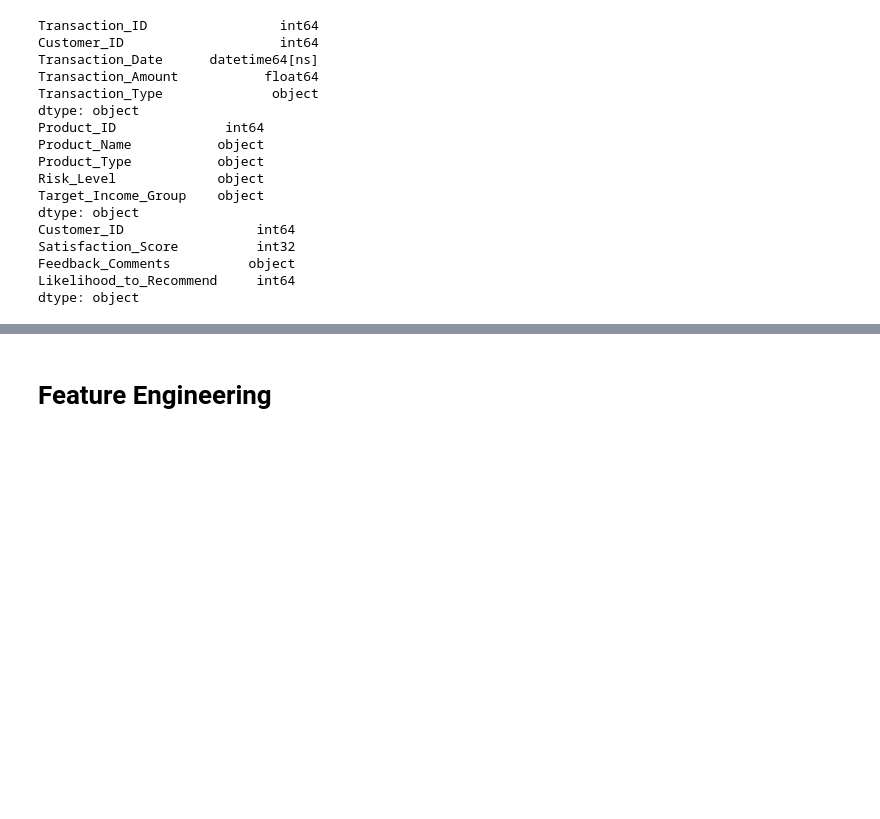
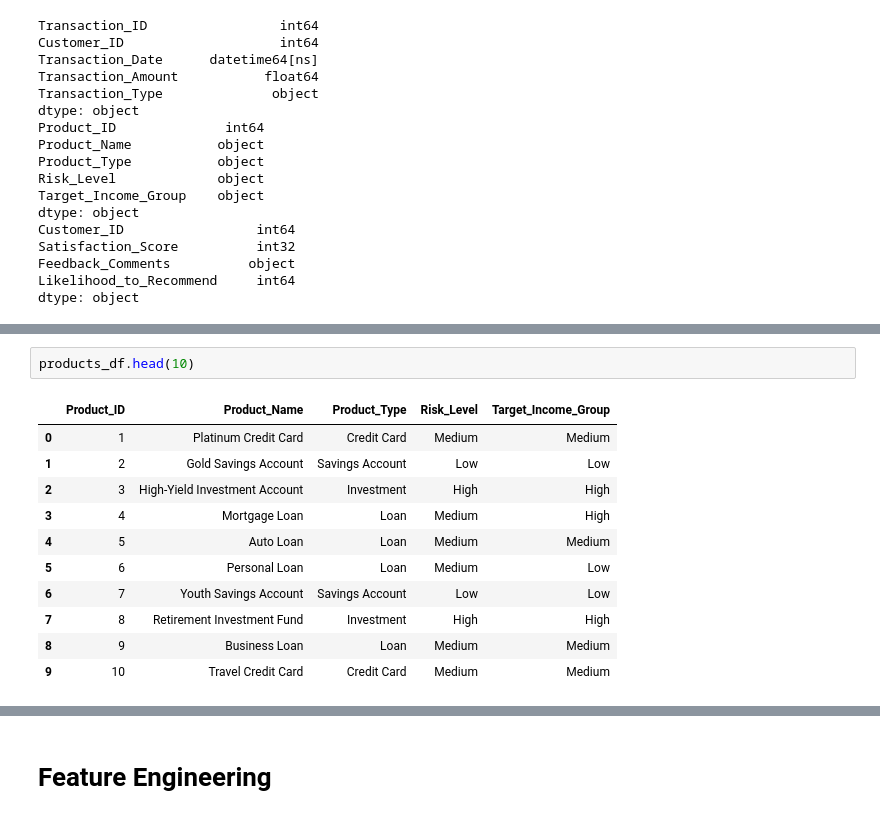
Before and after one commit to mgmiguel24/MO-IT128-DataMining-Team8, a Jupyter notebook: MOT-IT128-Week3Homework-BSIT-H3107-MikeeMiguel-JennyRoseTenorio-RalphMatthewParan.ipynb, the cells around one changed output, grey strips where cells are left out. Saved outputs shown, nothing was run; the diff lists cells and outputs as text; blank space fills up the shorter version.

```diff
--- a/MOT-IT128-Week3Homework-BSIT-H3107-MikeeMiguel-JennyRoseTenorio-RalphMatthewParan.ipynb
+++ b/MOT-IT128-Week3Homework-BSIT-H3107-MikeeMiguel-JennyRoseTenorio-RalphMatthewParan.ipynb
@@ -195,0 +201,14 @@ dtype: object
+# %%
+products_df.head(10)
+# %% [output]
+|  | Product_ID | Product_Name | Product_Type | Risk_Level | Target_Income_Group |
+| 0 | 1 | Platinum Credit Card | Credit Card | Medium | Medium |
+| 1 | 2 | Gold Savings Account | Savings Account | Low | Low |
+| 2 | 3 | High-Yield Investment Account | Investment | High | High |
+| 3 | 4 | Mortgage Loan | Loan | Medium | High |
+| 4 | 5 | Auto Loan | Loan | Medium | Medium |
+| 5 | 6 | Personal Loan | Loan | Medium | Low |
+| 6 | 7 | Youth Savings Account | Savings Account | Low | Low |
+| 7 | 8 | Retirement Investment Fund | Investment | High | High |
+| 8 | 9 | Business Loan | Loan | Medium | Medium |
+| 9 | 10 | Travel Credit Card | Credit Card | Medium | Medium |
```
Also changed, not shown: parts of 3 cells of this notebook.
